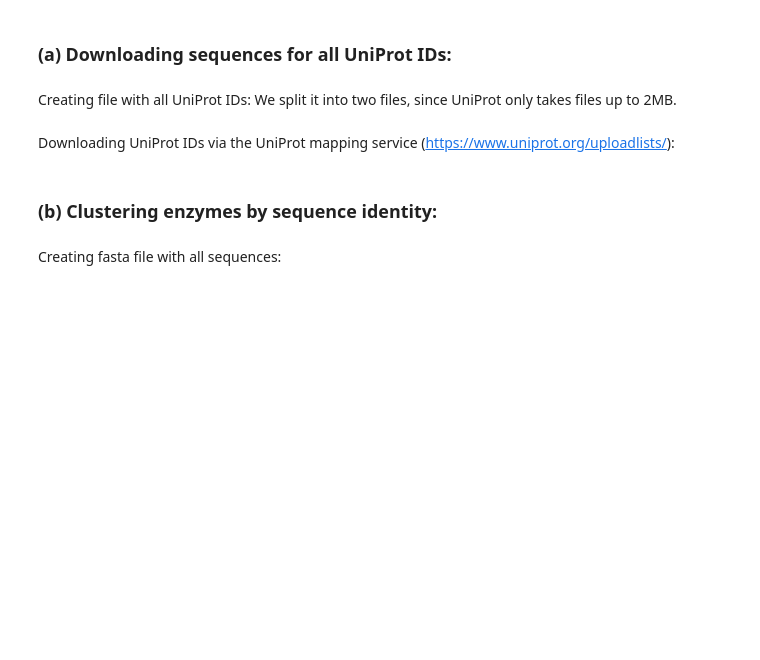
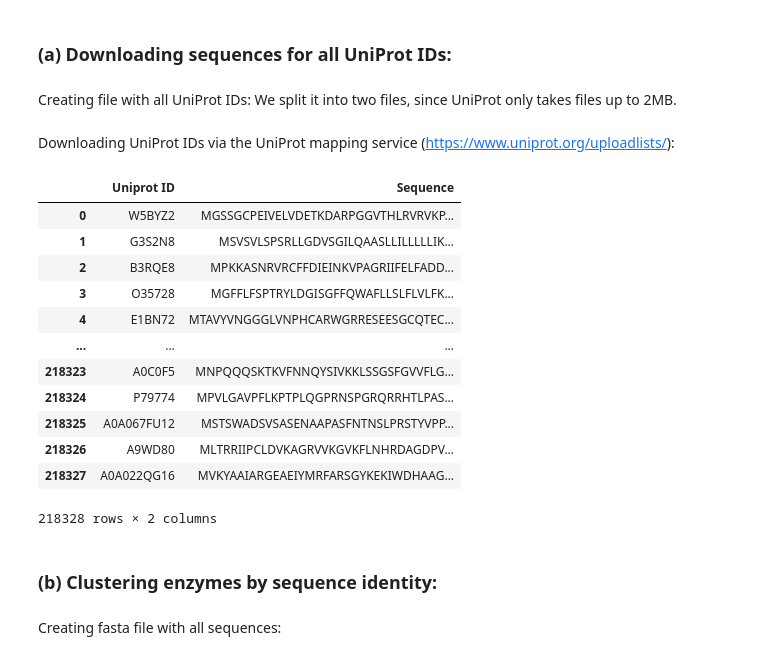
Before and after one commit to AlexanderKroll/ESP, a Jupyter notebook: notebooks_and_code/1_0 - Creating enzyme-substrate database from GOA database.ipynb, the cells around one changed output. Drawn from its saved outputs; the diff is of its cells as text; code cells hidden in the pictures; blank space fills up the shorter version.

```diff
--- a/notebooks_and_code/1_0 - Creating enzyme-substrate database from GOA database.ipynb
+++ b/notebooks_and_code/1_0 - Creating enzyme-substrate database from GOA database.ipynb
@@ -620,12 +624,28 @@ from Bio import SeqIO
 # %%
 UNIPROT_df = pd.DataFrame(columns = ["Uniprot ID", "Sequence"])
 
-for version in ["1", "2"]:
+for version in ["1", "2", "3"]:
     fasta_sequences = SeqIO.parse(open(join(CURRENT_DIR, ".." ,"data", "enzyme_data",
                                             "UNIPROT_IDs_V" +version + ".fasta")),'fasta')
     for fasta in fasta_sequences:
         name, sequence = fasta.id, str(fasta.seq)
         UNIPROT_df = UNIPROT_df.append({"Uniprot ID" : name.split("|")[1], "Sequence" : sequence}, ignore_index = True)
+# %%
+UNIPROT_df
+# %% [output]
+|  | Uniprot ID | Sequence |
+| 0 | W5BYZ2 | MGSSGCPEIVELVDETKDARPGGVTHLRVRVKP... |
+| 1 | G3S2N8 | MSVSVLSPSRLLGDVSGILQAASLLILLLLLIK... |
+| 2 | B3RQE8 | MPKKASNRVRCFFDIEINKVPAGRIIFELFADD... |
+| 3 | O35728 | MGFFLFSPTRYLDGISGFFQWAFLLSLFLVLFK... |
+| 4 | E1BN72 | MTAVYVNGGGLVNPHCARWGRRESEESGCQTEC... |
+| ... | ... | ... |
+| 218323 | A0C0F5 | MNPQQQSKTKVFNNQYSIVKKLSSGSFGVVFLG... |
+| 218324 | P79774 | MPVLGAVPFLKPTPLQGPRNSPGRQRRHTLPAS... |
+| 218325 | A0A067FU12 | MSTSWADSVSASENAAPASFNTNSLPRSTYVPP... |
+| 218326 | A9WD80 | MLTRRIIPCLDVKAGRVVKGVKFLNHRDAGDPV... |
+| 218327 | A0A022QG16 | MVKYAAIARGEAEIYMRFARSGYKEKIWDHAAG... |
+218328 rows × 2 columns
 # %%
 UNIPROT_df.to_pickle(join(CURRENT_DIR, ".." ,"data", "enzyme_data", "UNIPROT_df.pkl"))
 # %% [markdown]
```
Also changed, not shown: parts of 6 cells of this notebook, 22 other files.
